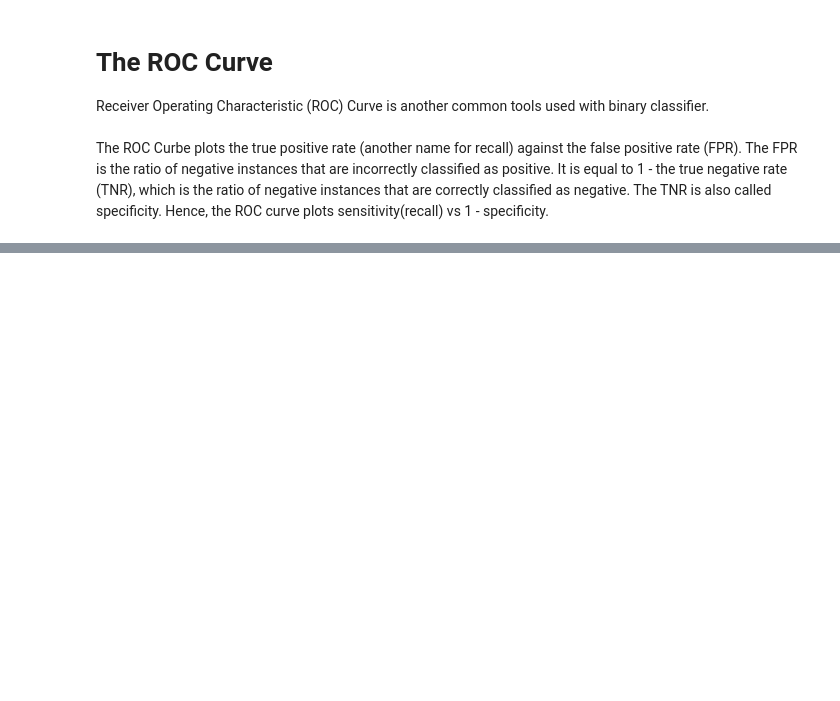
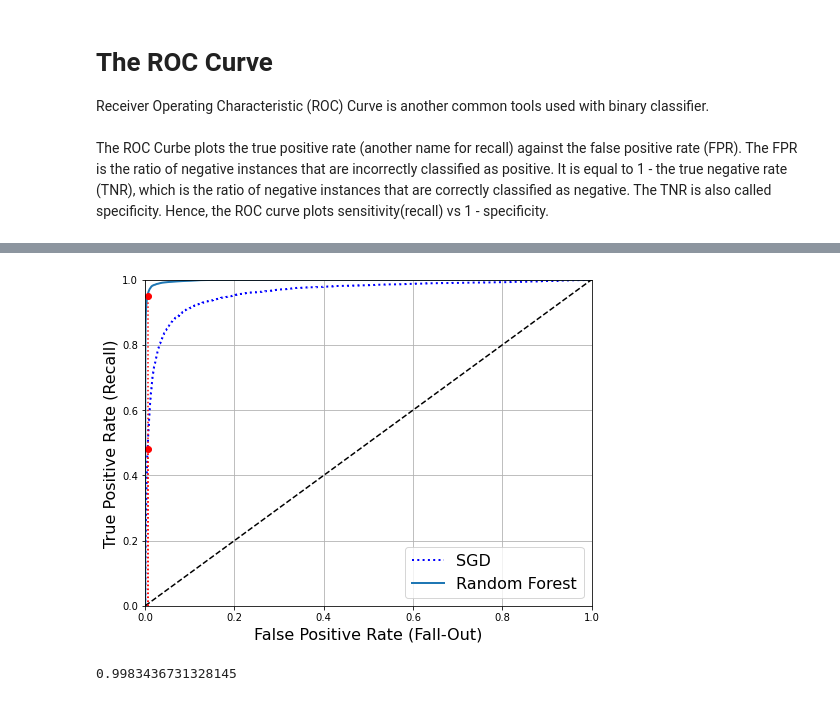
Before and after one commit to WilliamW5/AI-Class-Repo, a Jupyter notebook: hands-on ML book/Chapter3_Classification.ipynb, the cells around one changed output, grey strips where cells are left out. Saved outputs shown, nothing was run; the diff lists cells and outputs as text; code cells hidden in the pictures; blank space fills up the shorter version.

```diff
--- a/hands-on ML book/Chapter3_Classification.ipynb
+++ b/hands-on ML book/Chapter3_Classification.ipynb
@@ -259,0 +305,36 @@ fpr, tpr, thresholds = roc_curve(y_train_5, y_scores)
+# %%
+# Comparing a Random Forect Classifier and comparing the ROC curve and AUC score to those of a SGDClassifier
+# The RandomeForectClassifier does not have a decision_function(), instead it has a predict_proba() method.
+# Usually a classifier has one or the other, or both
+# The predict_proba() method returns an array containing a row per instance and a column per class -
+# each containing the probability that the given instance belongs to the given class (e.g., 70% chance the image represents a 5)
+
+from sklearn.ensemble import RandomForestClassifier
+
+forest_clf = RandomForestClassifier(random_state=42)
+y_proba_forest = cross_val_predict(forest_clf, X_train, y_train_5, cv=3, method="predict_proba")
+# %%
+y_scores_forest = y_proba_forest[:, 1] # Score = proba of positive class
+fpr_forest, tpr_forest, thresholds_forest = roc_curve(y_train_5, y_scores_forest) #false positive rate, true positive rate, thresholds
+# %%
+# Here we can see the Random Forest Classifier is superior to the SGD classifier.
+# This is because the ROC curve is much closer to the top-left corner, and it has a greater AUC
+recall_for_forest = tpr_forest[np.argmax(fpr_forest >= fpr_90)]
+
+plt.figure(figsize=(8, 6))
+plt.plot(fpr, tpr, "b:", linewidth=2, label="SGD")
+plot_roc_curve(fpr_forest, tpr_forest, "Random Forest")
+plt.plot([fpr_90, fpr_90], [0., recall_90_precision], "r:")
+plt.plot([0.0, fpr_90], [recall_90_precision, recall_90_precision], "r:")
+plt.plot([fpr_90], [recall_90_precision], "ro")
+plt.plot([fpr_90, fpr_90], [0., recall_for_forest], "r:")
+plt.plot([fpr_90], [recall_for_forest], "ro")
+plt.grid(True)
+plt.legend(loc="lower right", fontsize=16)
+plt.show()
+# %% [output]
+[figure, added]
+# %%
+roc_auc_score(y_train_5, y_scores_forest)
+# %% [output]
+0.9983436731328145
```
Also changed, not shown: parts of 30 cells of this notebook.
